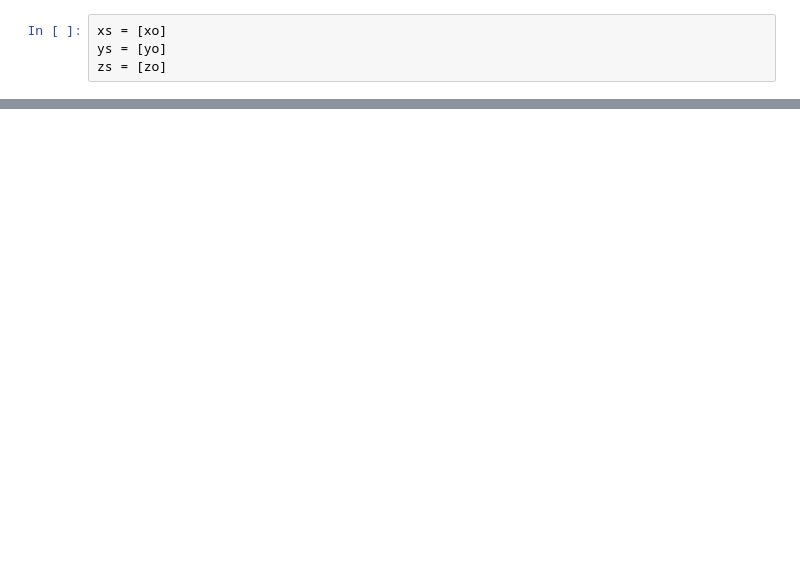
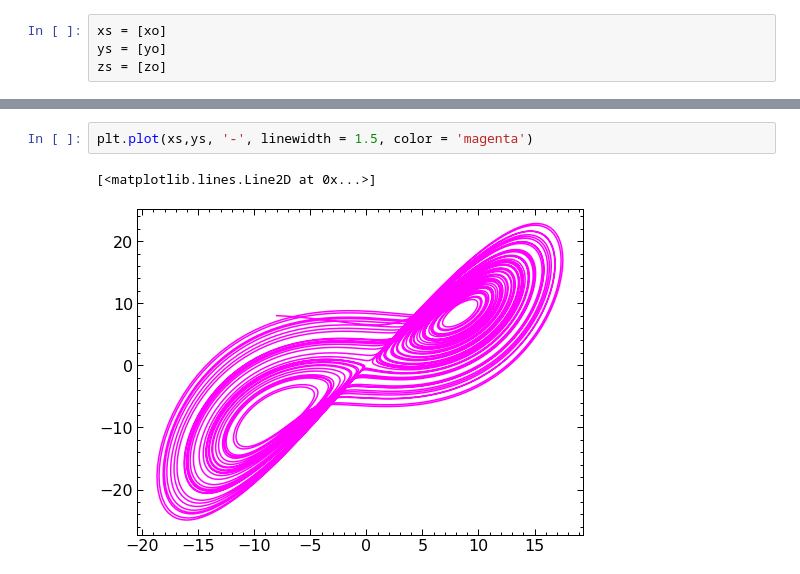
Before and after one commit to JherMik7/euler_Y_Euler_Mejorado, a Jupyter notebook: euler_y_euler_mejorado.ipynb, the cells around one changed output, grey strips where cells are left out. Cells and saved outputs as stored; diff of their text form; blank space fills up the shorter version.

```diff
--- a/euler_y_euler_mejorado.ipynb
+++ b/euler_y_euler_mejorado.ipynb
@@ -243,3 +249,8 @@ plt.show()
+# %%
+plt.plot(xs,ys, '-', linewidth = 1.5, color = 'magenta')
+# %% [output]
+[<matplotlib.lines.Line2D at 0x...>]
+[figure, added]
 # %%
 from mpl_toolkits.mplot3d import Axes3D
 import matplotlib.animation as animation
```
Also changed, not shown: parts of 15 cells of this notebook, 3 other files.
